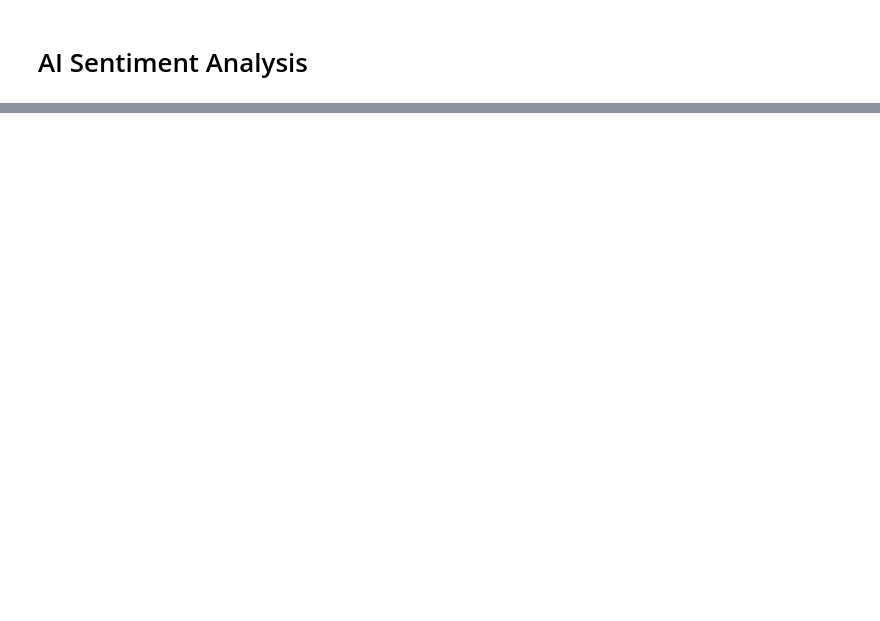
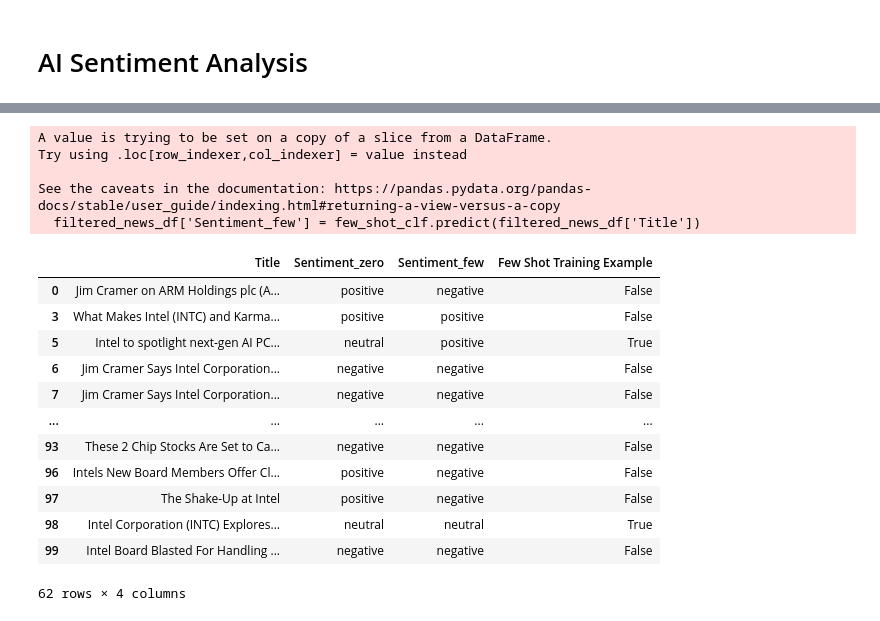
Before and after one commit to Ivo196/Chronos-T5-Large, a Jupyter notebook: news.ipynb, the cells around one changed output, grey strips where cells are left out. Saved outputs shown, nothing was run; the diff lists cells and outputs as text; code cells hidden in the pictures; blank space fills up the shorter version.

```diff
--- a/news.ipynb
+++ b/news.ipynb
@@ -23,0 +78,7 @@ news_df
+# %%
+# Randomly select 6 headlines for few-shot training and add a training indicator
+few_shot_df = filtered_news_df.sample(n=7, random_state=1)
+filtered_news_df['Few Shot Training Example'] = filtered_news_df.index.isin(few_shot_df.index)
+
+# View training examples
+few_shot_df['Title']
@@ -23,0 +99,16 @@ news_df
+# %%
+# Manually assigned labels corresponding to the selected headlines
+# Fill in below based on above headlines
+user_labels = [
+    'negative',
+    'neutral',
+    'positive',
+    'positive',
+    'positive',
+    'positive',
+    'neutral'
+]
+
+# Add the user-provided labels to the few-shot DataFrame
+few_shot_df['User_Sentiment'] = user_labels
+few_shot_df
@@ -23,0 +124,32 @@ news_df
+# %%
+# Initialize the FewShotOllamaClassifier
+few_shot_clf = FewShotOllamaClassifier(model='llama3.2')
+
+# Fit the classifier with user-provided examples directly from the DataFrame columns
+few_shot_clf.fit(few_shot_df['Title'], few_shot_df['User_Sentiment'])
+
+# Predict the sentiment of all news titles in the filtered DataFrame
+filtered_news_df['Sentiment_few'] = few_shot_clf.predict(filtered_news_df['Title'])
+# %% [output]
+A value is trying to be set on a copy of a slice from a DataFrame.
+Try using .loc[row_indexer,col_indexer] = value instead
+
+See the caveats in the documentation: https://pandas.pydata.org/pandas-docs/stable/user_guide/indexing.html#returning-a-view-versus-a-copy
+  filtered_news_df['Sentiment_few'] = few_shot_clf.predict(filtered_news_df['Title'])
+# %%
+filtered_news_df_2 = filtered_news_df[['Title','Sentiment_zero','Sentiment_few','Few Shot Training Example']]
+filtered_news_df_2
+# %% [output]
+|  | Title | Sentiment_zero | Sentiment_few | Few Shot Training Example |
+| 0 | Jim Cramer on ARM Holdings plc (A... | positive | negative | False |
+| 3 | What Makes Intel (INTC) and Karma... | positive | positive | False |
+| 5 | Intel to spotlight next-gen AI PC... | neutral | positive | True |
+| 6 | Jim Cramer Says Intel Corporation... | negative | negative | False |
+| 7 | Jim Cramer Says Intel Corporation... | negative | negative | False |
+| ... | ... | ... | ... | ... |
+| 93 | These 2 Chip Stocks Are Set to Ca... | negative | negative | False |
+| 96 | Intels New Board Members Offer Cl... | positive | negative | False |
+| 97 | The Shake-Up at Intel | positive | negative | False |
+| 98 | Intel Corporation (INTC) Explores... | neutral | neutral | True |
+| 99 | Intel Board Blasted For Handling ... | negative | negative | False |
+62 rows × 4 columns
```
Also changed, not shown: parts of 6 cells of this notebook.
